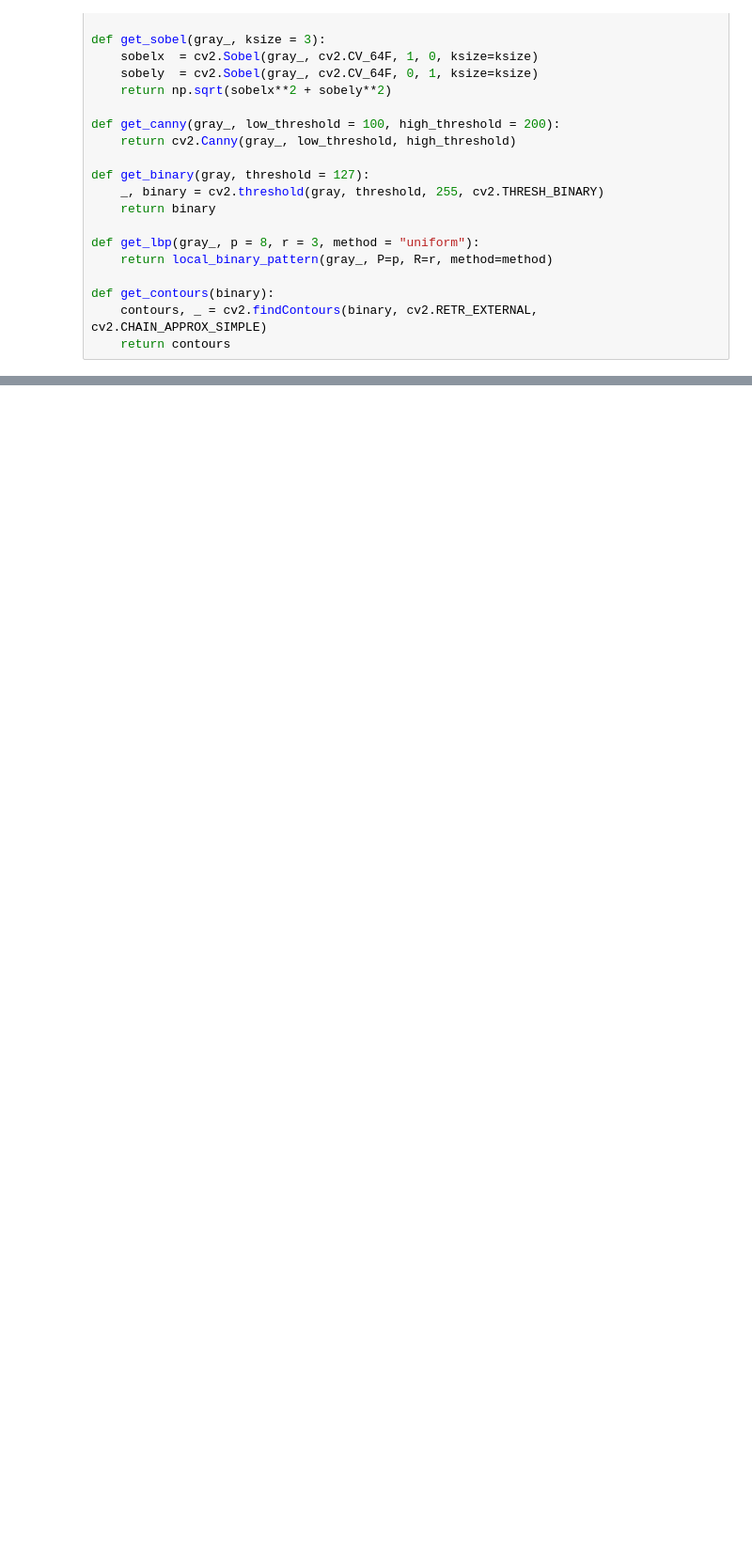
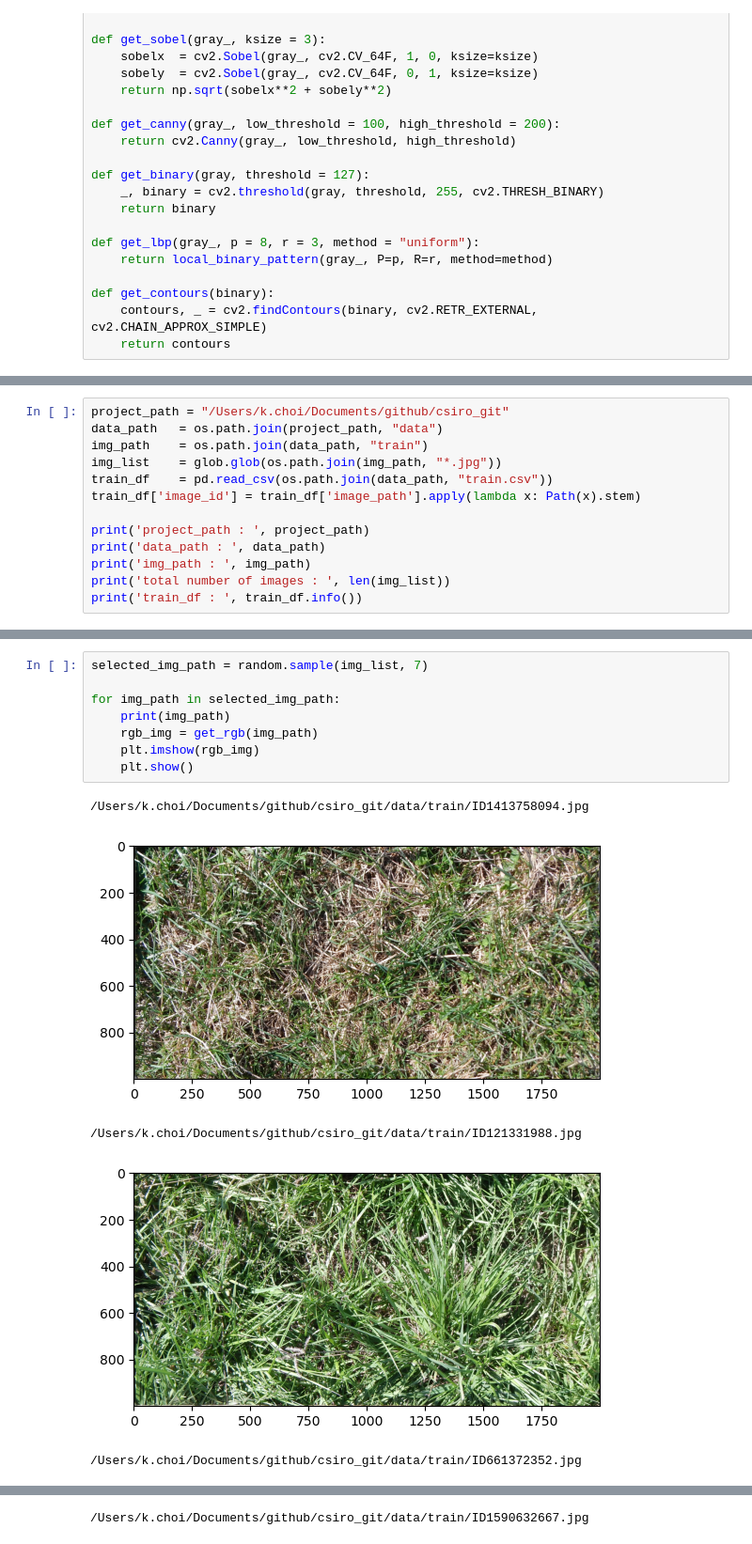
Before and after one commit to khchoi-physik/csiro_biomass, a Jupyter notebook: features_generate.ipynb, the cells around one changed output, grey strips where cells are left out. Shown at 94% size. Saved outputs shown, nothing was run; the diff lists cells and outputs as text; blank space fills up the shorter version.

```diff
--- a/features_generate.ipynb
+++ b/features_generate.ipynb
@@ -95 +104,14 @@ def get_texture_features(path_):
     return features
+# %%
+project_path = "/Users/k.choi/Documents/github/csiro_git"
+data_path   = os.path.join(project_path, "data")
+img_path    = os.path.join(data_path, "train")
+img_list    = glob.glob(os.path.join(img_path, "*.jpg"))
+train_df    = pd.read_csv(os.path.join(data_path, "train.csv"))
+train_df['image_id'] = train_df['image_path'].apply(lambda x: Path(x).stem)
+
+print('project_path : ', project_path)
+print('data_path : ', data_path)
+print('img_path : ', img_path)
+print('total number of images : ', len(img_list))
+print('train_df : ', train_df.info())
@@ -95,0 +136,14 @@ def get_texture_features(path_):
+# %%
+selected_img_path = random.sample(img_list, 7)
+
+for img_path in selected_img_path:
+    print(img_path)
+    rgb_img = get_rgb(img_path)
+    plt.imshow(rgb_img)
+    plt.show()
+# %% [output]
+/Users/k.choi/Documents/github/csiro_git/data/train/ID1413758094.jpg
+[figure, added]
+/Users/k.choi/Documents/github/csiro_git/data/train/ID121331988.jpg
+[figure, added]
+/Users/k.choi/Documents/github/csiro_git/data/train/ID661372352.jpg
@@ -95,0 +151 @@ def get_texture_features(path_):
+/Users/k.choi/Documents/github/csiro_git/data/train/ID1590632667.jpg
```
Also changed, not shown: parts of 9 cells of this notebook.
